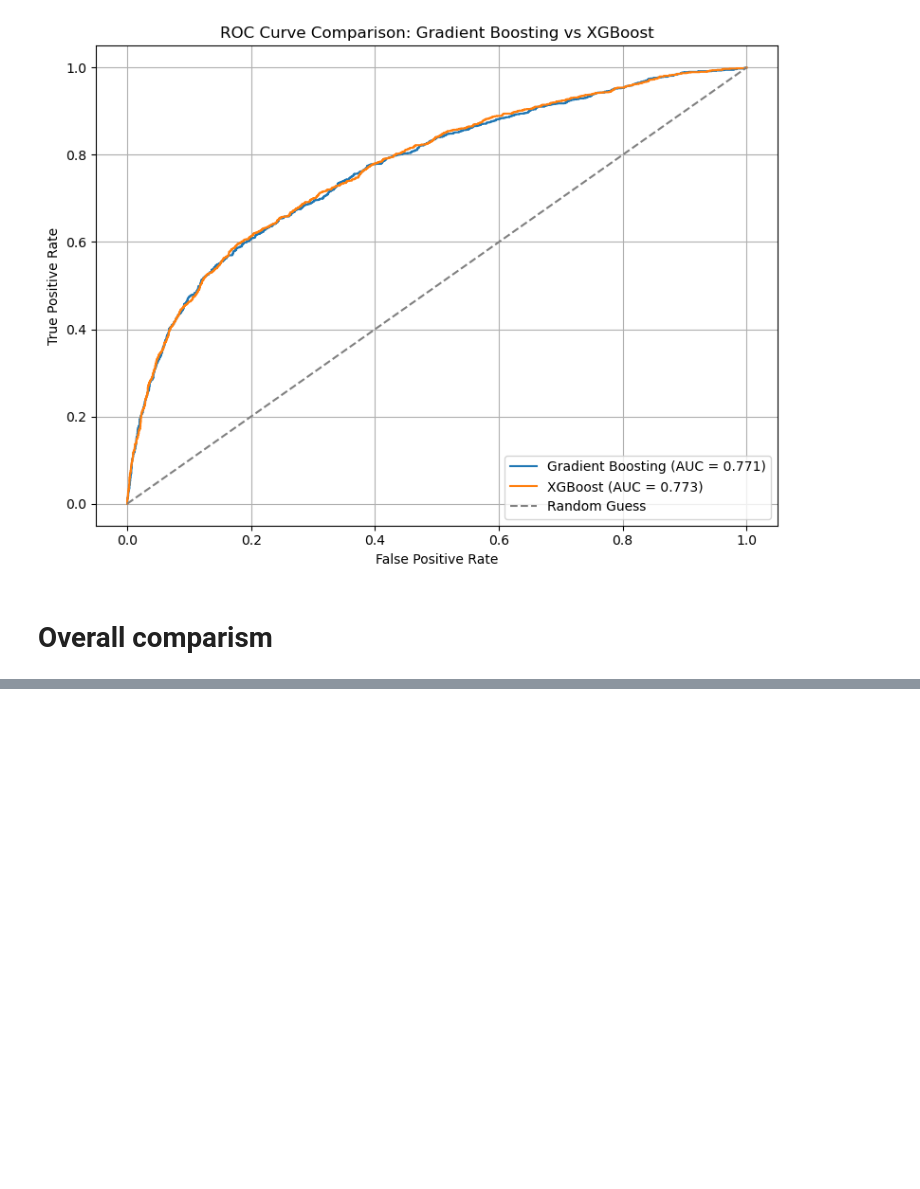
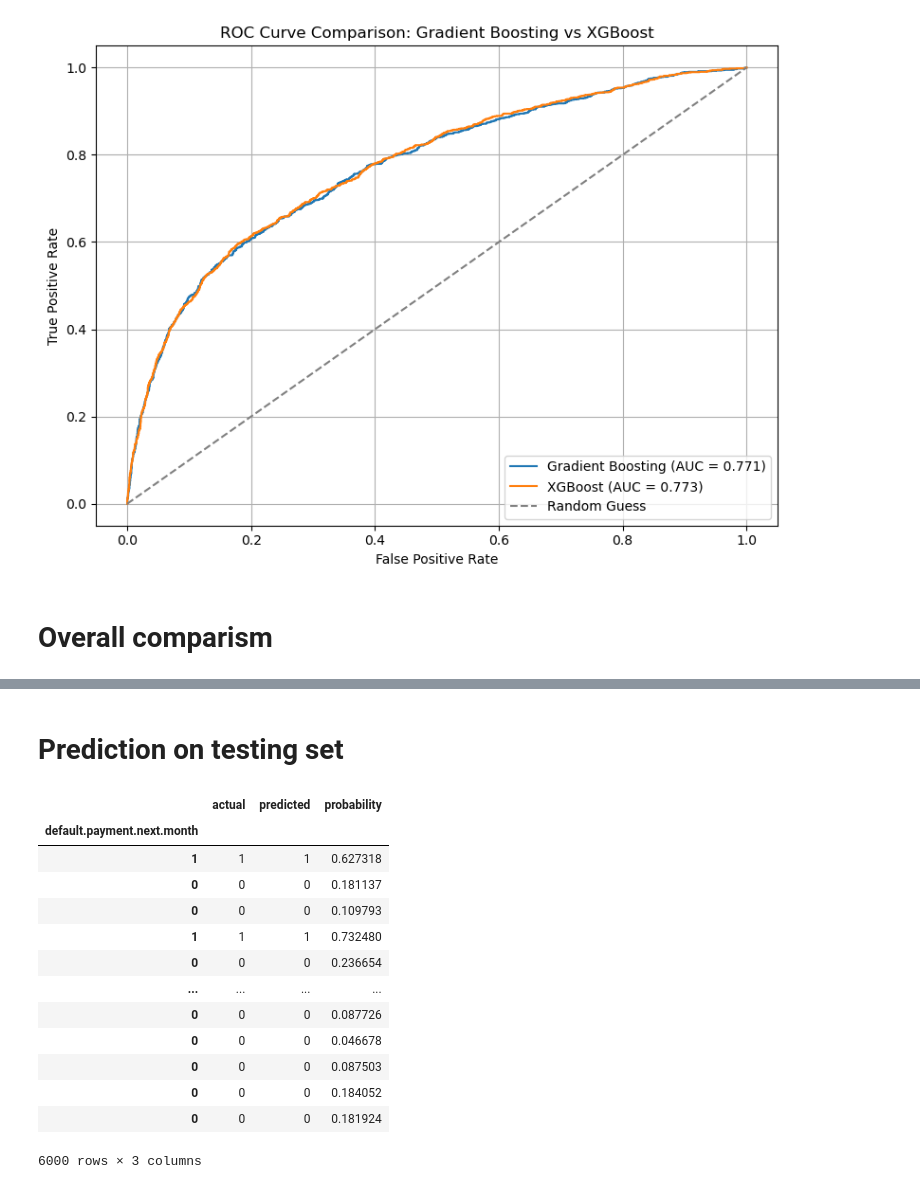
Before and after one commit to oneybb/EC4308_Credit_Default, a Jupyter notebook: Tree_Based_Models.ipynb, the cells around one changed output, grey strips where cells are left out. Cells and saved outputs as stored; diff of their text form; code cells hidden in the pictures; blank space fills up the shorter version.

```diff
--- a/Tree_Based_Models.ipynb
+++ b/Tree_Based_Models.ipynb
@@ -610,2 +612,36 @@ print(summary_df)
 3        Tuned XGBoost  0.814333   0.655474  0.338357  0.446322  0.773272
 2  Tuned Random Forest  0.299167   0.237983  0.984928  0.383341  0.764932
+# %% [markdown]
+# Prediction on testing set
+# %%
+
+# Get predicted probabilities of class 1 (default)
+xgb_proba = best_xgb.predict_proba(X_test)[:, 1]
+
+# Get binary predictions (0 or 1)
+xgb_preds = best_xgb.predict(X_test)
+
+# Combine into a single DataFrame
+results_df = pd.DataFrame({
+    "actual": y_test.values.ravel(),       # Flatten if it's a DataFrame with one column
+    "predicted": xgb_preds,
+    "probability": xgb_proba
+}, index=y_test.index)
+
+
+results_df
+# %% [output]
+|  | actual | predicted | probability |
+| default.payment.next.month |  |  |  |
+| 1 | 1 | 1 | 0.627318 |
+| 0 | 0 | 0 | 0.181137 |
+| 0 | 0 | 0 | 0.109793 |
+| 1 | 1 | 1 | 0.732480 |
+| 0 | 0 | 0 | 0.236654 |
+| ... | ... | ... | ... |
+| 0 | 0 | 0 | 0.087726 |
+| 0 | 0 | 0 | 0.046678 |
+| 0 | 0 | 0 | 0.087503 |
+| 0 | 0 | 0 | 0.184052 |
+| 0 | 0 | 0 | 0.181924 |
+6000 rows × 3 columns
```
Also changed, not shown: parts of 7 cells of this notebook.
